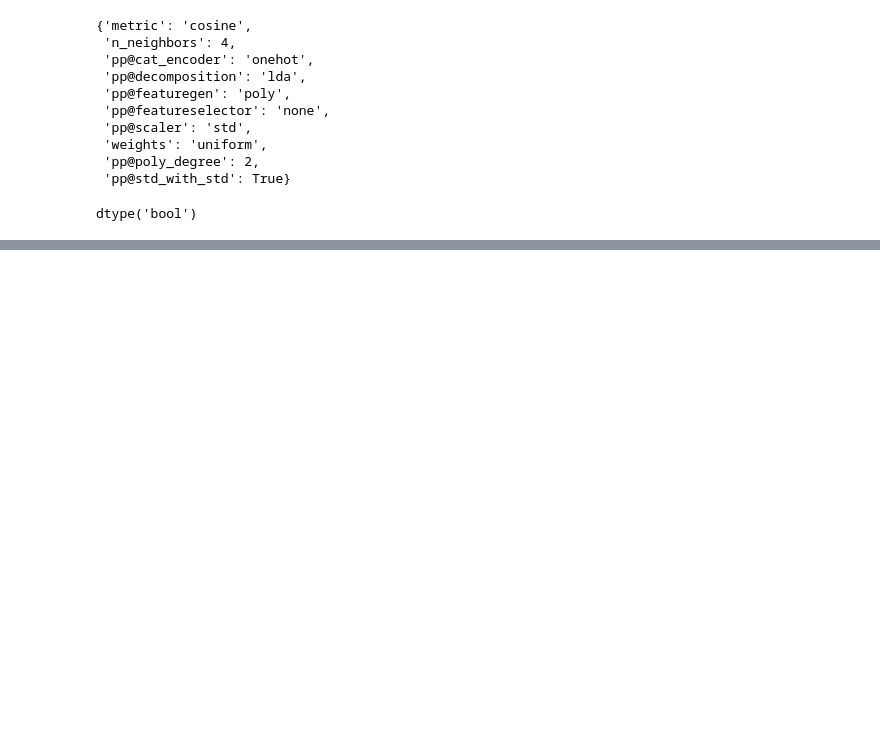
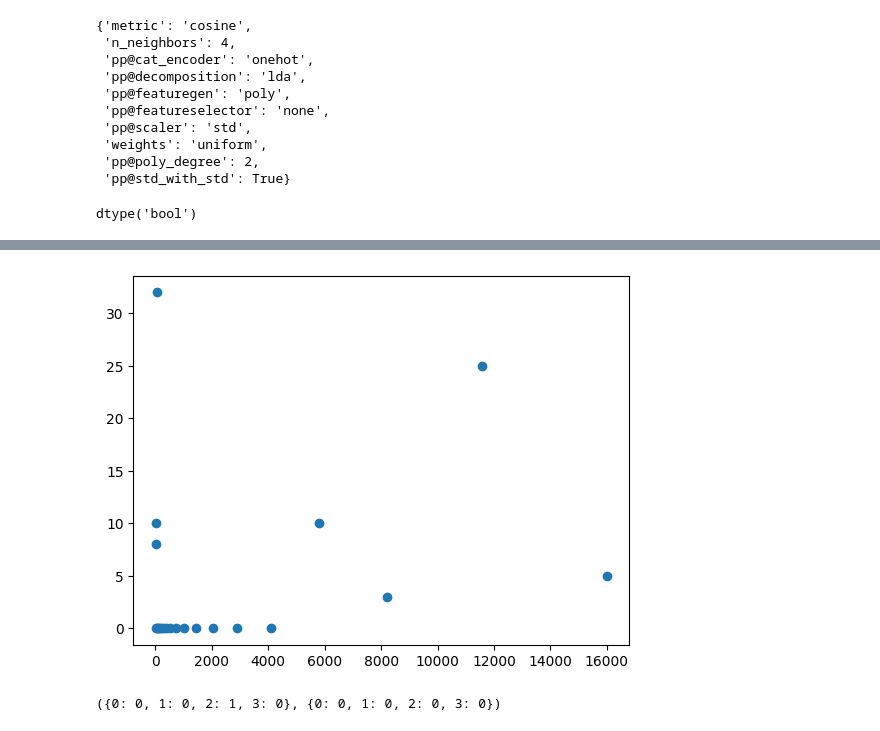
Before and after one commit to bramvaneerden/AutoML, a Jupyter notebook: A2/example.ipynb, the cells around one changed output, grey strips where cells are left out. Drawn from its saved outputs; the diff is of its cells as text; code cells hidden in the pictures; blank space fills up the shorter version.

```diff
--- a/A2/example.ipynb
+++ b/A2/example.ipynb
@@ -181,3 +181,13 @@ theta = df.dtypes
 theta['pp@std_with_std']
 # %% [output]
 dtype('bool')
+# %%
+import pickle
+with open('result_dicts.pk','rb') as f:
+    evaluations_dict, termination_dict = pickle.load(f)
+# %%
+evaluations = 0
+for anchor,evalu in evaluations_dict.items():
+    evaluations+= anchor*evalu
+
+evaluations/anchor
@@ -183,0 +216,7 @@ dtype('bool')
+# %%
+y = [termination_dict[anchor] for anchor in anchors]
+# %%
+plt.scatter(anchors,y)
+plt.show()
+# %% [output]
+[figure, added]
@@ -183,0 +228,5 @@ dtype('bool')
+# %%
+test_dict[2]+=1
+test_dict, test_dict2
+# %% [output]
+({0: 0, 1: 0, 2: 1, 3: 0}, {0: 0, 1: 0, 2: 0, 3: 0})
```
Also changed, not shown: parts of 3 cells of this notebook, 7 other files.
